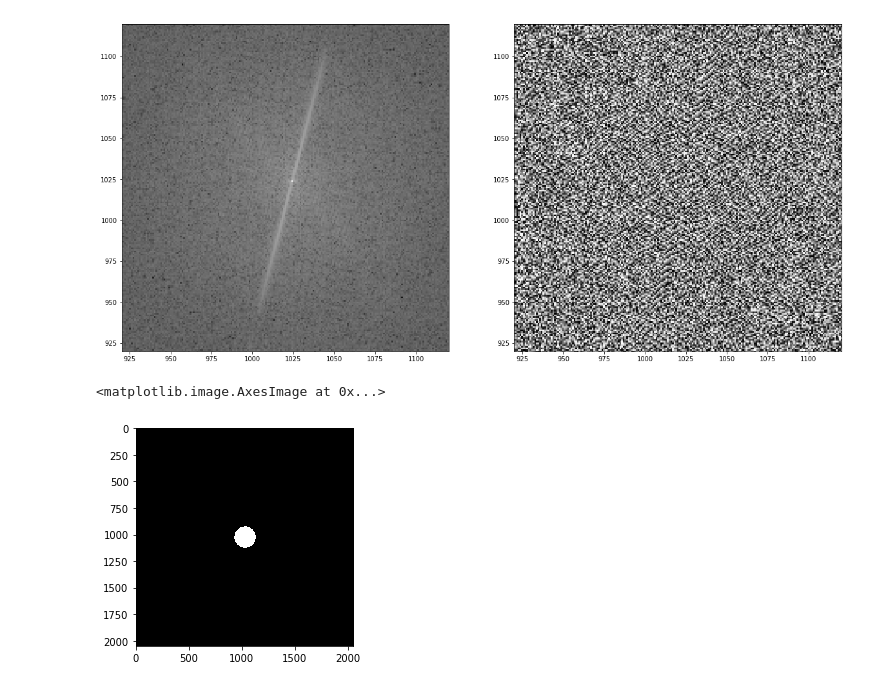
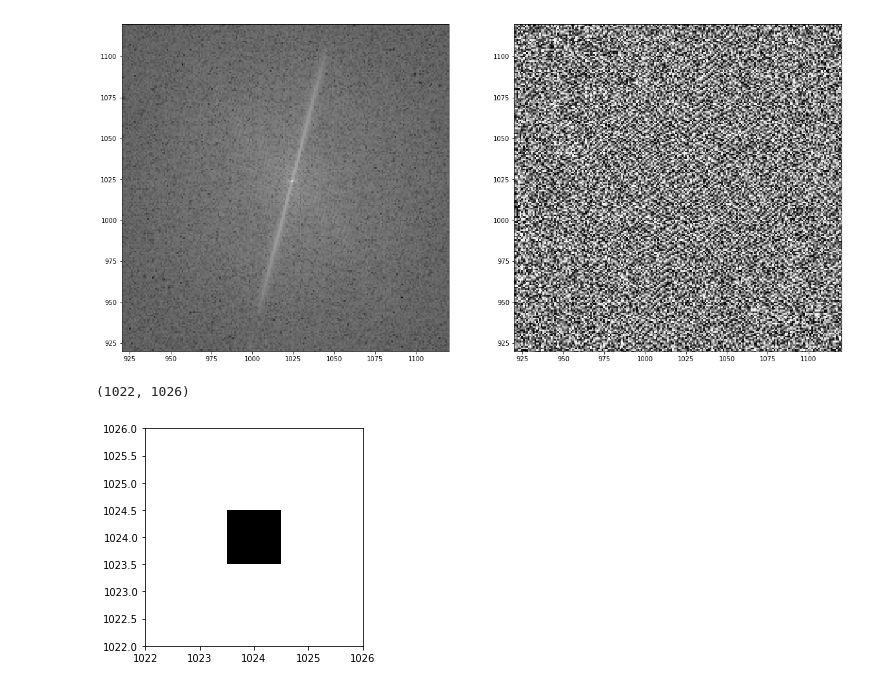
Before and after one commit to Gui1402/filtering_cygnus, a Jupyter notebook: notebooks/frequency_domain_analysis.ipynb, the cells around one changed output. Cells and saved outputs as stored; diff of their text form; code cells hidden in the pictures.

```diff
--- a/notebooks/frequency_domain_analysis.ipynb
+++ b/notebooks/frequency_domain_analysis.ipynb
@@ -39,11 +39,13 @@ ax[1].set_ylim([920,1120])
 (920, 1120)
 [figure]
 # %%
-r = 100
+r = 0
 filt_fft = np.zeros((2048,2048))
 xx,yy    = np.meshgrid(range(0,2048),range(0,2048))
 imDisk   = (((xx-1024)**2) + ((yy-1024)**2) <= r**2)
-plt.imshow(imDisk,cmap = 'gray')
+plt.imshow(1-imDisk,cmap = 'gray')
+plt.xlim([1022,1026])
+plt.ylim([1022,1026])
 # %% [output]
-<matplotlib.image.AxesImage at 0x...>
+(1022, 1026)
-[figure, old version]
+[figure, new version]
```
Also changed, not shown: parts of 4 cells of this notebook.
